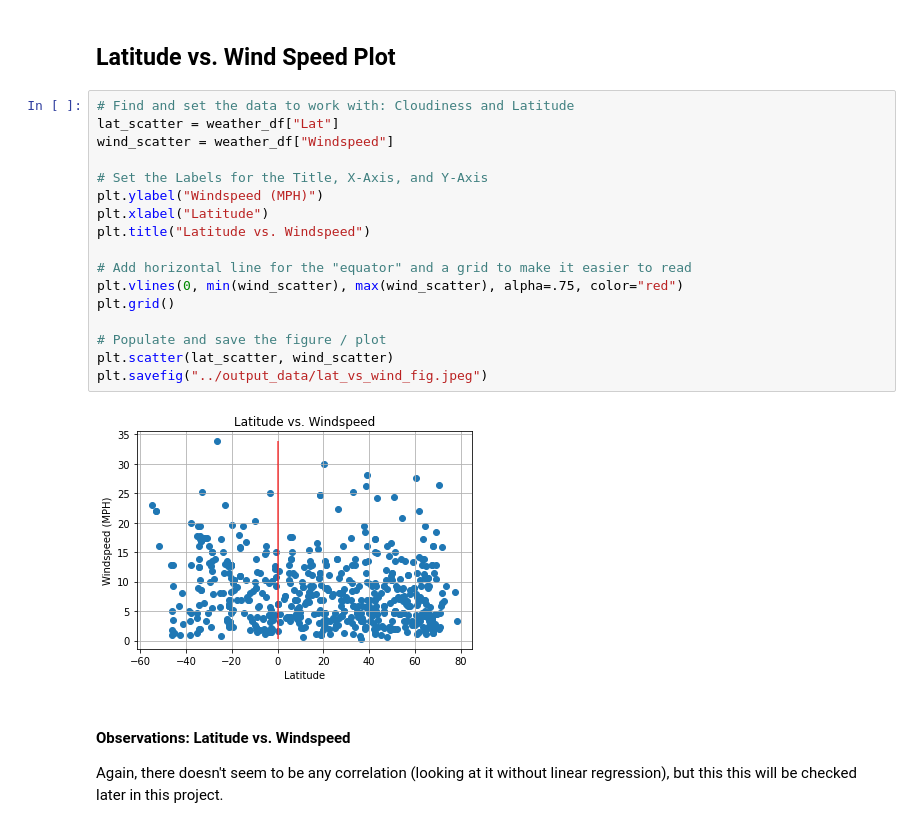
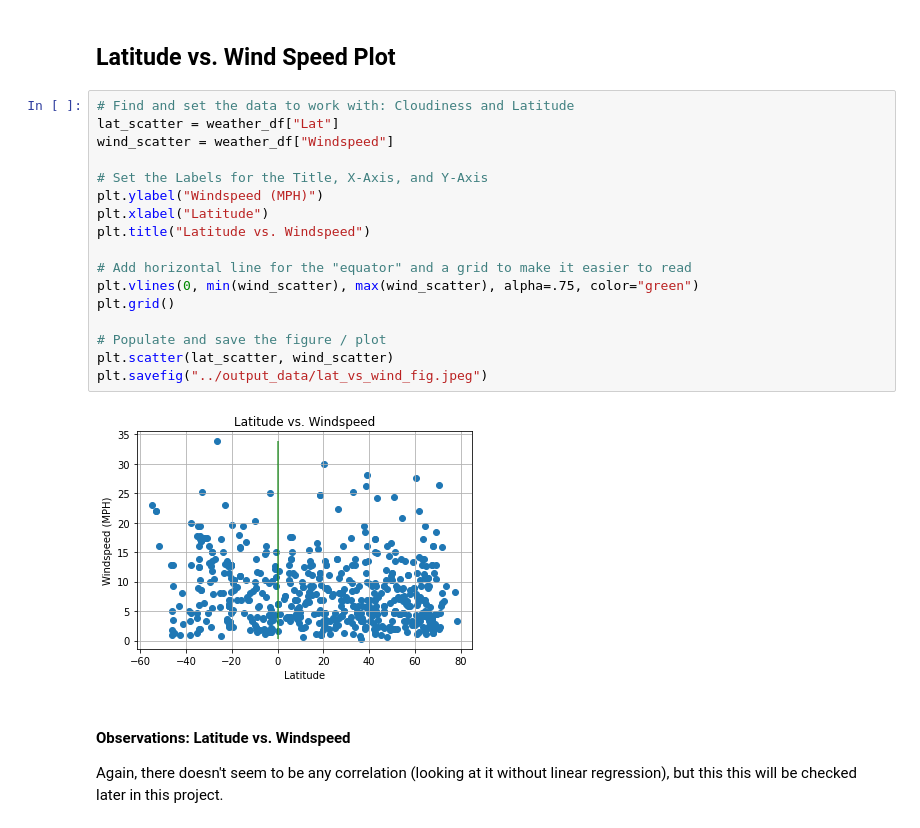
Before and after one commit to CCom20/api-challenge-python, a Jupyter notebook: weatherpy/starter_code/WeatherPy.ipynb, the cells around one changed output. Drawn from its saved outputs; the diff is of its cells as text.

```diff
--- a/weatherpy/starter_code/WeatherPy.ipynb
+++ b/weatherpy/starter_code/WeatherPy.ipynb
@@ -418,22 +418,22 @@ hemisphere_data_counts
 # %%
 # Find and set the data to work with: Cloudiness and Latitude
 lat_scatter = weather_df["Lat"]
 wind_scatter = weather_df["Windspeed"]
 
 # Set the Labels for the Title, X-Axis, and Y-Axis
 plt.ylabel("Windspeed (MPH)")
 plt.xlabel("Latitude")
 plt.title("Latitude vs. Windspeed")
 
 # Add horizontal line for the "equator" and a grid to make it easier to read
-plt.vlines(0, min(wind_scatter), max(wind_scatter), alpha=.75, color="red")
+plt.vlines(0, min(wind_scatter), max(wind_scatter), alpha=.75, color="green")
 plt.grid()
 
 # Populate and save the figure / plot
 plt.scatter(lat_scatter, wind_scatter)
 plt.savefig("../output_data/lat_vs_wind_fig.jpeg")
 # %% [output]
-[figure, old version]
+[figure, new version]
 # %% [markdown]
 #### Observations: Latitude vs. Windspeed
 
```
Also changed, not shown: parts of 3 cells of this notebook, 3 other files.
